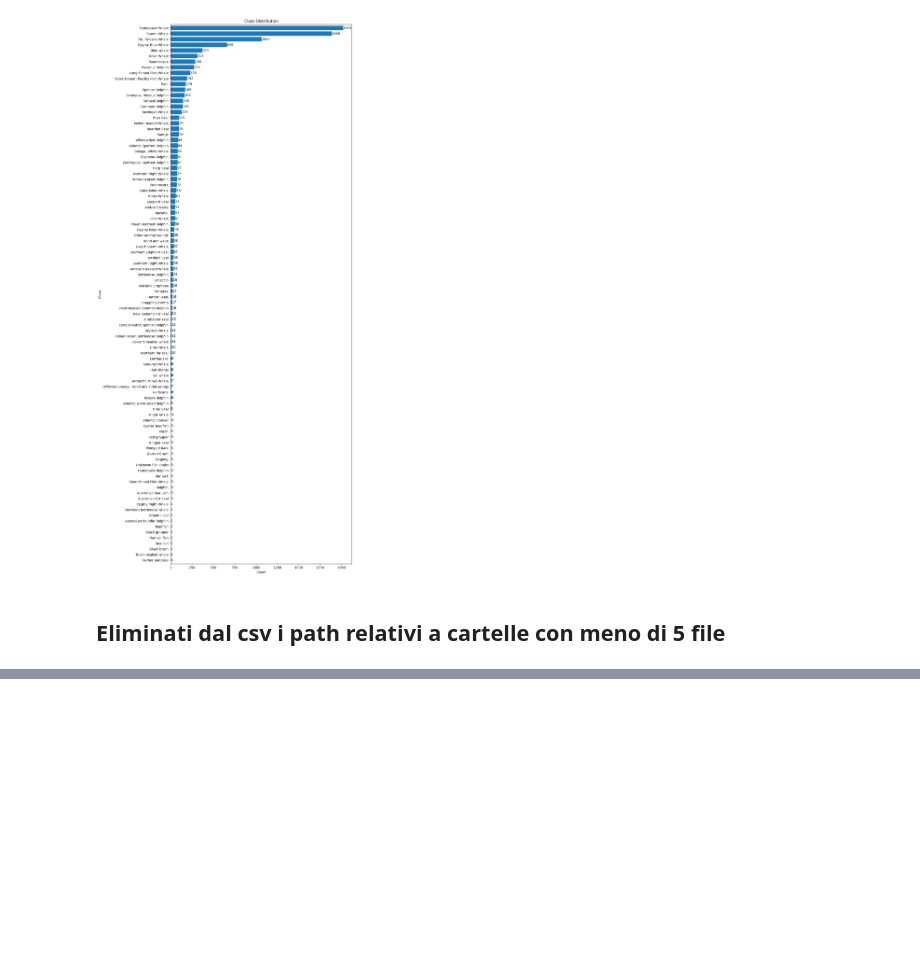
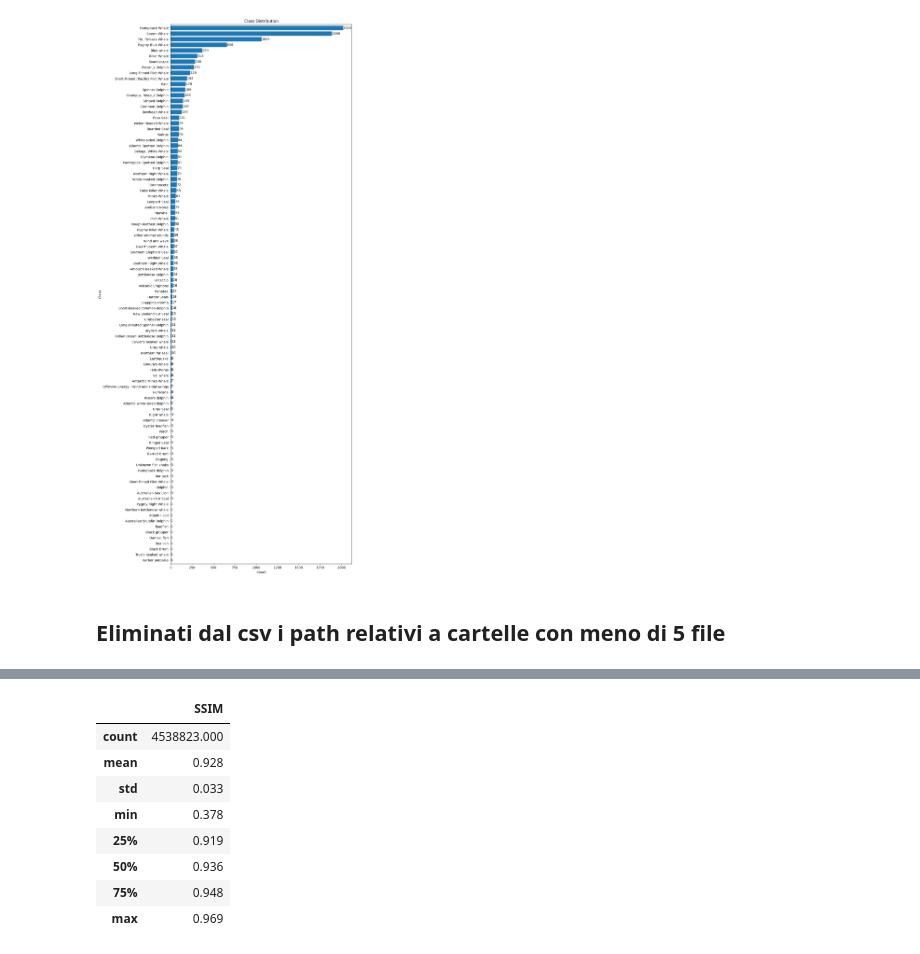
Before and after one commit to frenkmadda/UnderwaterSoundsClassification, a Jupyter notebook: data_augmentation.ipynb, the cells around one changed output, grey strips where cells are left out. Cells and saved outputs as stored; diff of their text form; code cells hidden in the pictures; blank space fills up the shorter version.

```diff
--- a/data_augmentation.ipynb
+++ b/data_augmentation.ipynb
@@ -130,0 +139,14 @@ merge_csv_files('Spettrogrammi/Non-Target/dati ssim/SSIM', 'Spettrogrammi/Non-Ta
+# %%
+df_target = pd.read_csv('Spettrogrammi/Target/ssim_results.csv')
+pd.set_option('display.float_format', '{:.3f}'.format)
+df_target.describe()
+# %% [output]
+|  | SSIM |
+| count | 4538823.000 |
+| mean | 0.928 |
+| std | 0.033 |
+| min | 0.378 |
+| 25% | 0.919 |
+| 50% | 0.936 |
+| 75% | 0.948 |
+| max | 0.969 |
```
Also changed, not shown: parts of 24 cells of this notebook.
